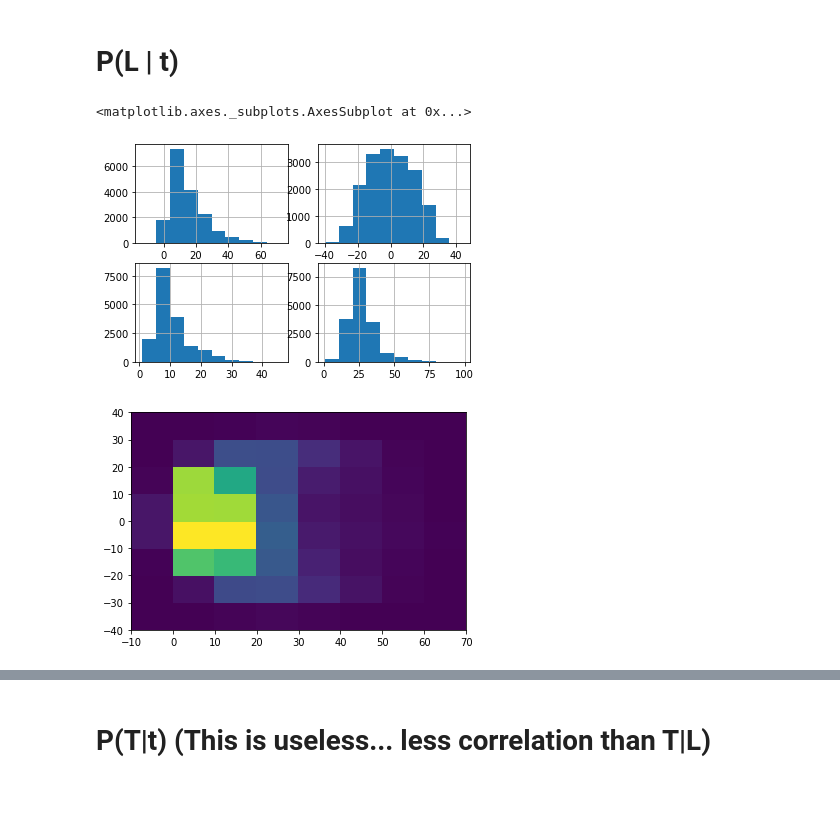
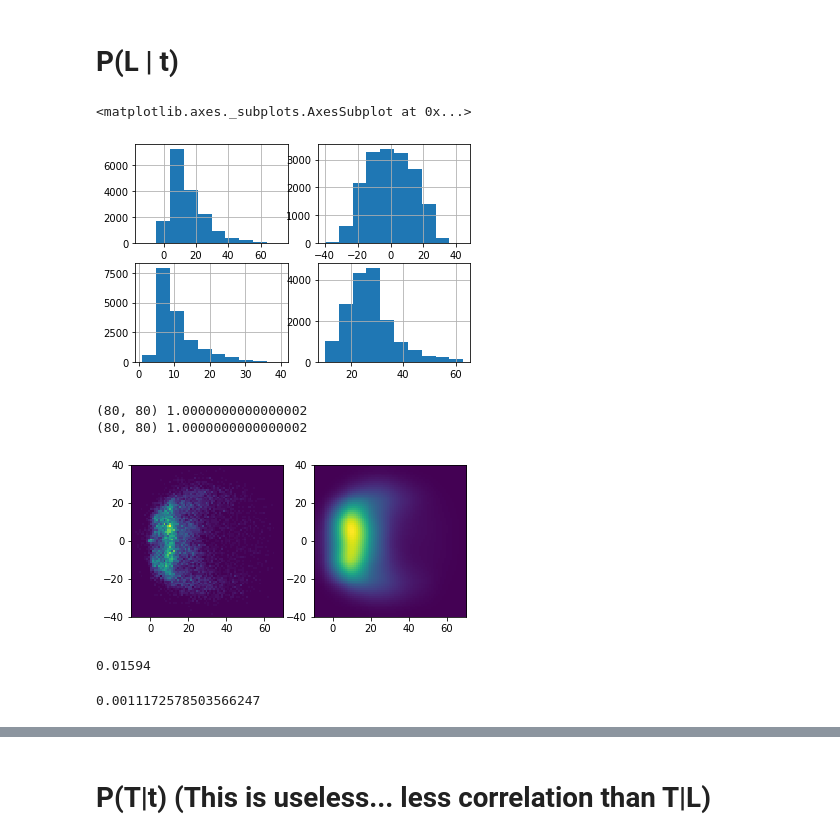
Before and after one commit to uditrana/BigDataBowl, a Jupyter notebook: analysis/historical-L-T.ipynb, the cells around one changed output, grey strips where cells are left out. Drawn from its saved outputs; the diff is of its cells as text; code cells hidden in the pictures; blank space fills up the shorter version.

```diff
--- a/analysis/historical-L-T.ipynb
+++ b/analysis/historical-L-T.ipynb
@@ -55,8 +55,8 @@ df.frames_to_pass.quantile([0.005, 0.01, 0.05, 0.1, 0.9, 0.95, 0.99, 0.995])
 Name: frames_to_pass, dtype: float64
 # %%
 # consider most passes by t
-frame_min = 1
-frame_max = 100
+frame_min = 10
+frame_max = 63
 filt_df = df.loc[(df.frames_to_pass>=frame_min)&(df.frames_to_pass<=frame_max)]
 # %%
 # P(t)
@@ -204,21 +204,48 @@ filt_df.T_frames.hist(ax=ax3)
 filt_df.frames_to_pass.hist(ax=ax4)
 # %% [output]
 <matplotlib.axes._subplots.AxesSubplot at 0x...>
-[figure, old version]
+[figure, new version]
 # %%
-x_bin = 10
-y_bin = 10
+import scipy as sp
+
+x_bin = 1
+y_bin = 1
 
 passes_in_bin = x_bin*y_bin
 x_min, x_max = -10, 70
 y_min, y_max = -40, 40
 
 x_bins = [b for b in range(x_min, x_max+1, x_bin)]
 y_bins = [b for b in range(y_min, y_max+1, y_bin)]
 
-dist, _, _, _ = plt.hist2d(filt_df.throw_dx, filt_df.throw_dy, [x_bins, y_bins])
+x = filt_df.throw_dx
+y = filt_df.throw_dy
+# dist, _, _, _ = plt.hist2d(filt_df.throw_dx, filt_df.throw_dy, [x_bins, y_bins])
+
+heatmap, xedges, yedges = np.histogram2d(x, y, bins=[x_bins, y_bins], density=True)
+heatmap = heatmap.T
+# extent = [xedges[0], xedges[-1], yedges[0], yedges[-1]]
+fig, (ax1, ax2) = plt.subplots(1, 2)
+ax1.imshow(heatmap, interpolation='none', extent=extent)
+print(heatmap.shape, np.sum(heatmap))
+
+# from astropy.convolution.kernels import Gaussian2DKernel
+g_heatmap = sp.ndimage.gaussian_filter(heatmap, sigma=5, order=0)
+print(g_heatmap.shape, np.sum(heatmap))
+ax2.imshow(g_heatmap, interpolation='none', extent=extent)
+plt.show()
 # %% [output]
+(80, 80) 1.0000000000000002
+(80, 80) 1.0000000000000002
-[figure, old version]
+[figure, new version]
+# %%
+g_heatmap[10:20, 35:45].sum().round(5)
+# %% [output]
+0.01594
+# %%
+g_heatmap.max()
+# %% [output]
+0.0011172578503566247
 # %%
 df['dx_bin'] = pd.cut(df.throw_dx, bins=x_bins,)
 df['dy_bin'] = pd.cut(df.throw_dy, bins=y_bins,)
```
Also changed, not shown: parts of 9 cells of this notebook, 3 other files.
